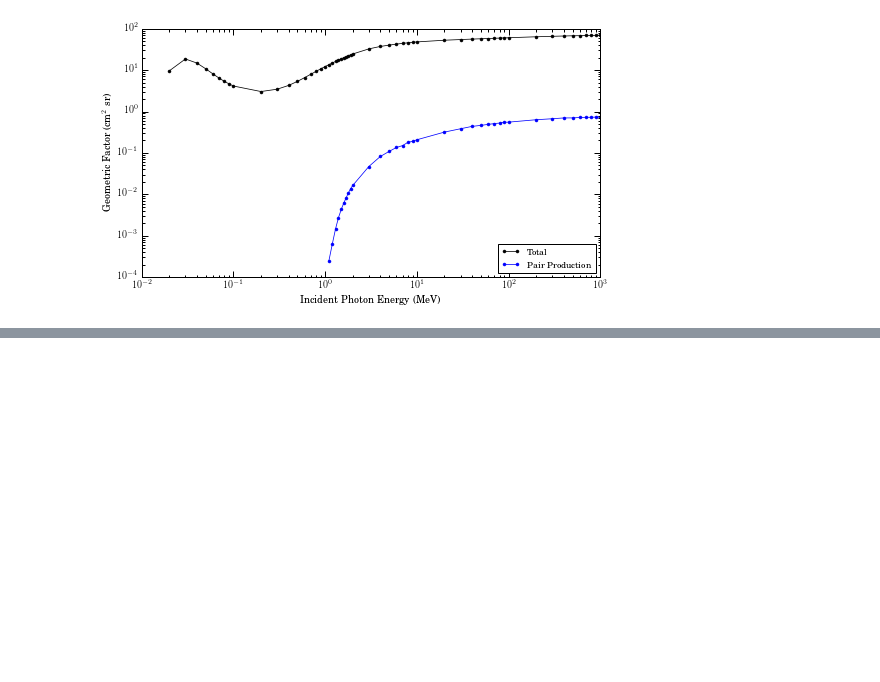
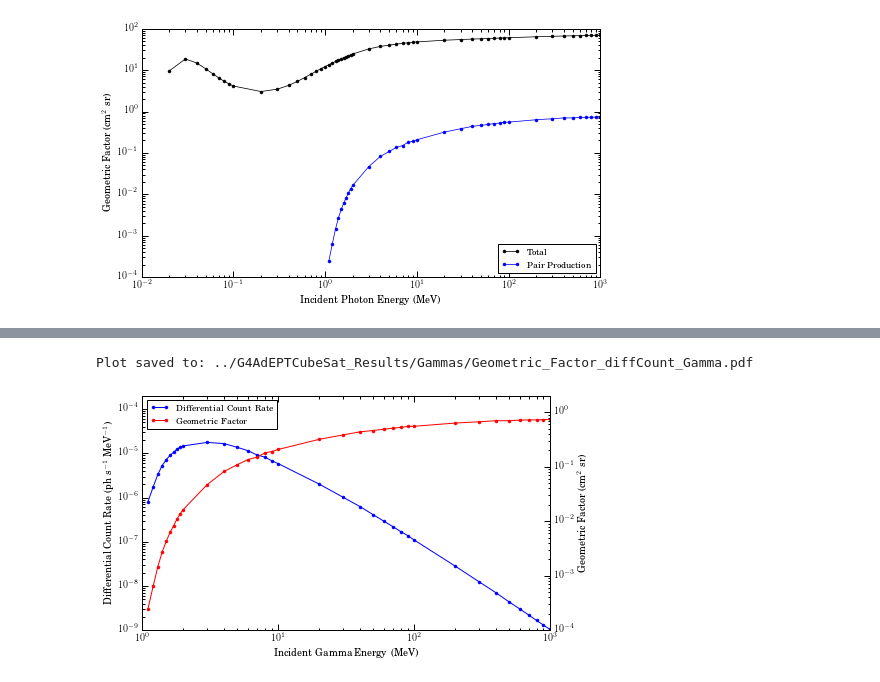
Before and after one commit to mkurnell/G4AdEPTCubeSat-Analysis, a Jupyter notebook: G4AdEPTCubeSat Geometry Factor.ipynb, the cells around one changed output, grey strips where cells are left out. Drawn from its saved outputs; the diff is of its cells as text; code cells hidden in the pictures; blank space fills up the shorter version.

```diff
--- a/G4AdEPTCubeSat Geometry Factor.ipynb
+++ b/G4AdEPTCubeSat Geometry Factor.ipynb
@@ -479,0 +613,30 @@ Plot saved to: ../G4AdEPTCubeSat_Results/Gammas/Geometric_Factor_Error_Gamma.pdf
+# %%
+fig, ax1 = plt.subplots()
+plot1 = ax1.loglog(Energies_MeV,diffCountRate,'b.-',label='Differential Count Rate')
+ax1.set_xlabel('Incident Gamma Energy (MeV)')
+ax1.set_ylabel('Differential Count Rate (ph s$^{-1}$ MeV$^{-1}$)')
+ax1.set_xlim(1, 1e3)
+ax1.set_ylim(1e-9, 2e-4)
+# ax1.legend(loc='lower right')
+
+ax2 = ax1.twinx()
+plot2 = ax2.loglog(Energies_MeV,G_Pair,'r.-',label='Geometric Factor')
+# ax2.loglog(Energies_MeV,G_Total,'k.-')
+ax2.set_ylabel('Geometric Factor (cm$^2$ sr)')
+ax2.set_xlim(1, 1e3)
+ax2.set_ylim(1e-4, 2e0)
+# ax2.legend(loc='lower right')
+
+plott = plot1+plot2
+labs = [l.get_label() for l in plott]
+ax1.legend(plott, labs, loc='upper left')
+
+# Save the figure
+file_fig = 'Geometric_Factor_diffCount_Gamma.pdf'
+plt.savefig(DataFolder + file_fig, bbox_inches="tight")
+print 'Plot saved to: ' + (DataFolder+file_fig)
+
+plt.show()
+# %% [output]
+Plot saved to: ../G4AdEPTCubeSat_Results/Gammas/Geometric_Factor_diffCount_Gamma.pdf
+[figure, added]
```
Also changed, not shown: parts of 7 cells of this notebook, 4 other files.
